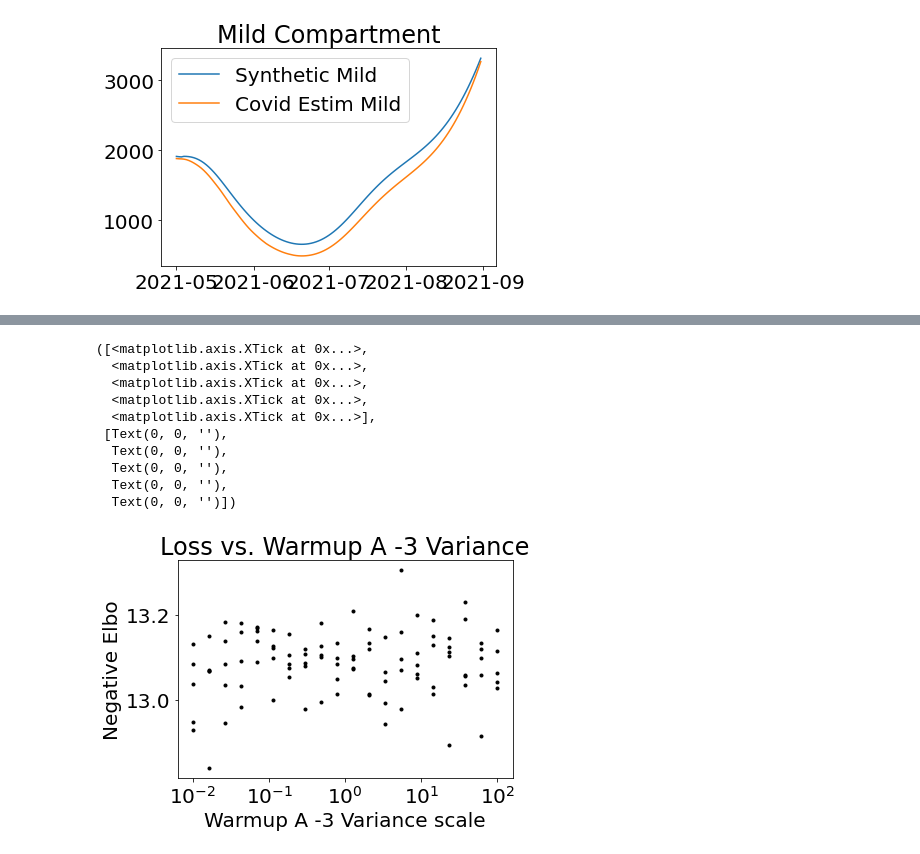
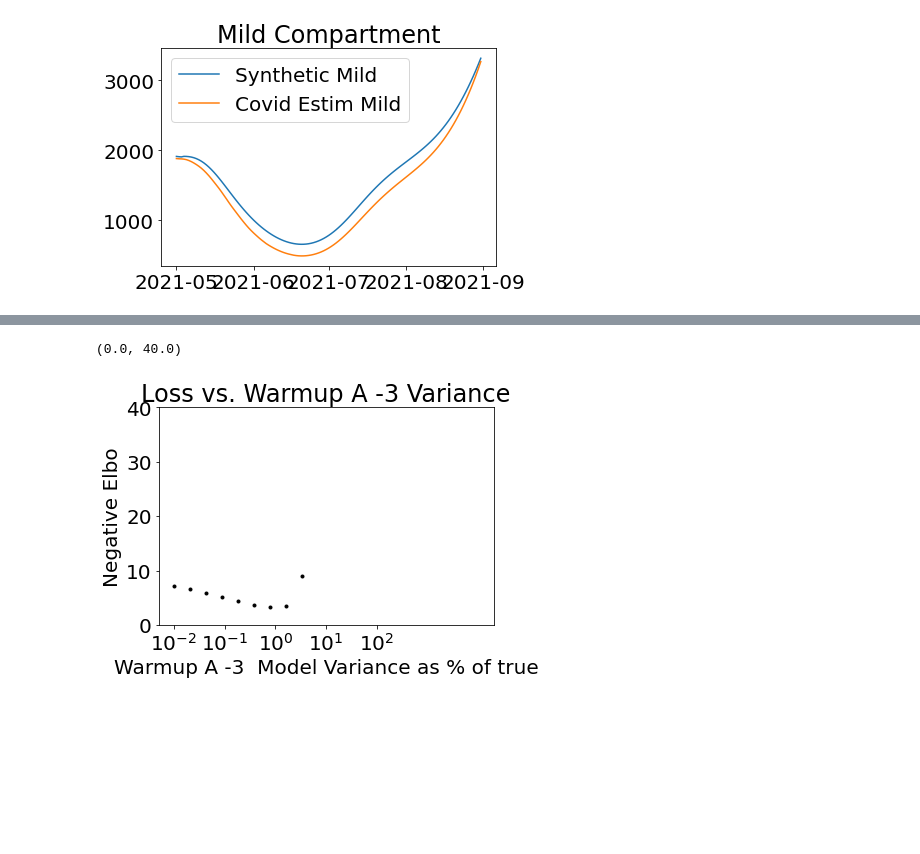
Before and after one commit to tufts-ml/covid19-forecasting, a Jupyter notebook: tf_model_1p5/Development Notebooks/New diagnostics.ipynb, the cells around one changed output, grey strips where cells are left out. Drawn from its saved outputs; the diff is of its cells as text; code cells hidden in the pictures; blank space fills up the shorter version.

```diff
--- a/tf_model_1p5/Development Notebooks/New diagnostics.ipynb
+++ b/tf_model_1p5/Development Notebooks/New diagnostics.ipynb
@@ -147,28 +162,27 @@ nu_M = {}
 nu_M[Vax.total.value] = {}
 nu_M[Vax.total.value]['prior'] = {'loc': 3.1, 'scale': 1.2}
 # %%
-variance_scales = np.logspace(-2,2,20)
+variance_scales = np.logspace(-2,4,20)
 # %%
-parameters = ['T_serial']#, 'rho_M', 'lambda_M', 'nu_M',
-             # 'warmup_asymp_-3', 'warmup_asymp_-1', 'warmup_asymp_-1'
+parameters = ['warmup_asymp_-3']#['T_serial', 'rho_M', 'lambda_M', 'nu_M',
+             #'warmup_asymp_-3', 'warmup_asymp_-1', 'warmup_asymp_-1'
 #]
 
-trials = 5
+trials = 1
 
 losses = {}
+prior_probs ={}
+posterior_probs ={}
 for parameter in parameters:
 
 
 
     key = parameter
     losses[key] = []
+    prior_probs[key] = []
+    posterior_probs[key] = []
 
-    T_serial_scale = 1.0
-    rho_M_scale = 0.1
-    lambda_M_scale = 1.0
-    nu_M_scale = 1.2
 
-    warmup_scales = [0.1, 0.1, 0.1]
 
 
 
@@ -176,6 +190,13 @@ for parameter in parameters:
 
 
     for var_scale in variance_scales:
+
+        T_serial_scale = 1.0
+        rho_M_scale = 0.1
+        lambda_M_scale = 1.0
+        nu_M_scale = 1.2
+
+        warmup_scales = [0.1]*warmup_asymp
 
         if key =='T_serial':
             T_serial_scale =T_serial_scale *var_scale
@@ -191,6 +212,9 @@ for parameter in parameters:
             warmup_scales[1] = warmup_scales[1]*var_scale
         if key =='warmup_asymp_-1':
             warmup_scales[2] = warmup_scales[2]*var_scale
+
+
+        warmup_A_params[Vax.total.value]['posterior_init'] = []
 
         for trial in range(trials):
 
@@ -228,4 +252,7 @@ for parameter in parameters:
                 loss_val = sum(model.losses)
 
             losses[key].append(loss_val)
+            prior_probs[key].append(model.prior_distros[Comp.A.value][Vax.total.value]['warmup_A'][-3].log_prob(model.warmup_A_samples[-3]) + \
+                tfp.bijectors.Softplus().forward_log_det_jacobian(model.warmup_A_samples[-3]))
+            posterior_probs[key].append(model.warmup_A_probs[-3])
 # %% [output]
@@ -335,20 +369,12 @@ plt.xticks([0.01, 0.1, 1, 10, 100])
 # %%
 plt.plot(np.repeat(variance_scales,trials),
          losses['warmup_asymp_-3'], 'k.')
-plt.xlabel('Warmup A -3 Variance scale')
+plt.xlabel('Warmup A -3  Model Variance as % of true')
 plt.ylabel('Negative Elbo')
 plt.title("Loss vs. Warmup A -3 Variance")
 plt.xscale('log')
 plt.xticks([0.01, 0.1, 1, 10, 100])
+plt.ylim([0, 40])
 # %% [output]
-([<matplotlib.axis.XTick at 0x...>,
-  <matplotlib.axis.XTick at 0x...>,
-  <matplotlib.axis.XTick at 0x...>,
-  <matplotlib.axis.XTick at 0x...>,
-  <matplotlib.axis.XTick at 0x...>],
- [Text(0, 0, ''),
-  Text(0, 0, ''),
-  Text(0, 0, ''),
-  Text(0, 0, ''),
-  Text(0, 0, '')])
+(0.0, 40.0)
-[figure, old version]
+[figure, new version]
```
Also changed, not shown: parts of 35 cells of this notebook, 8 other files.
